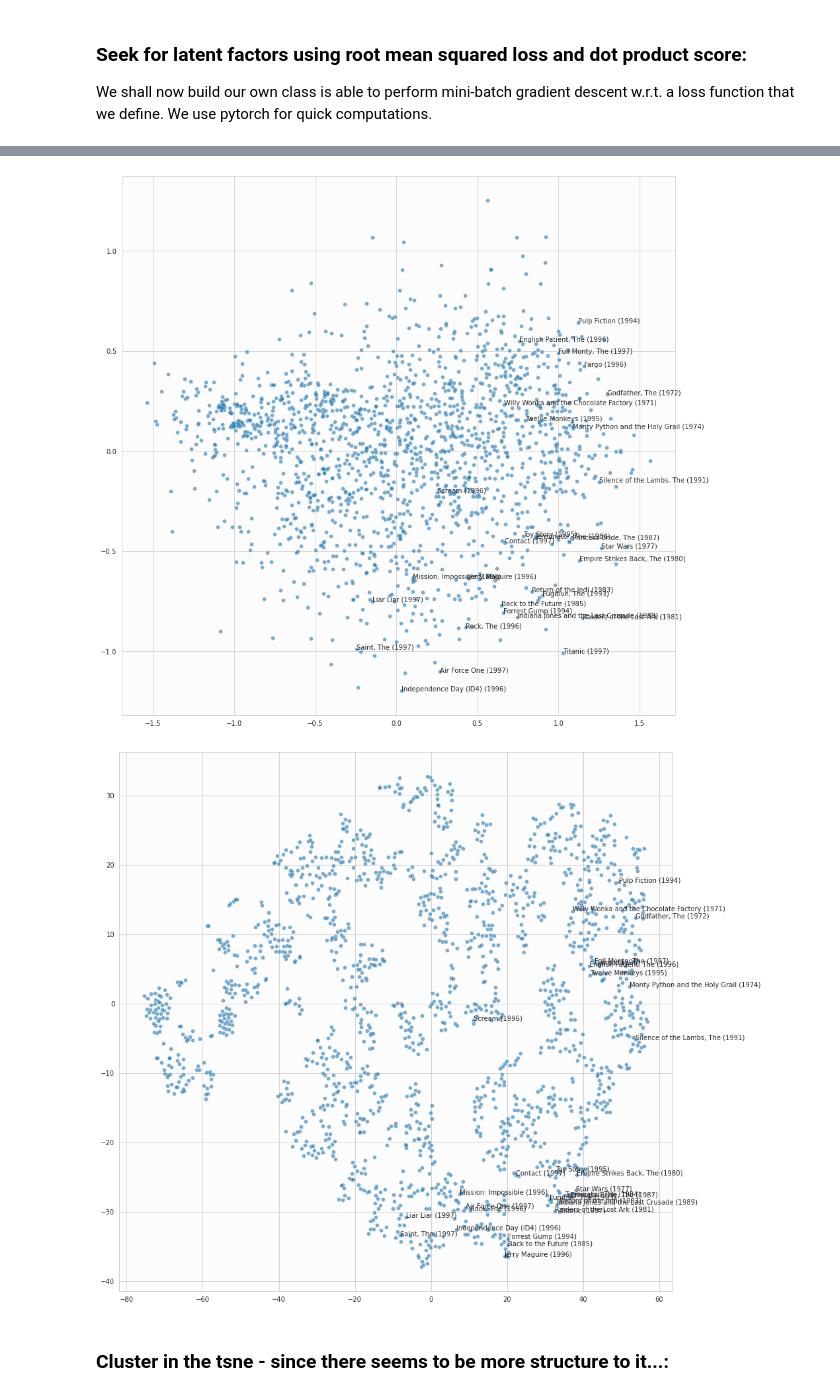
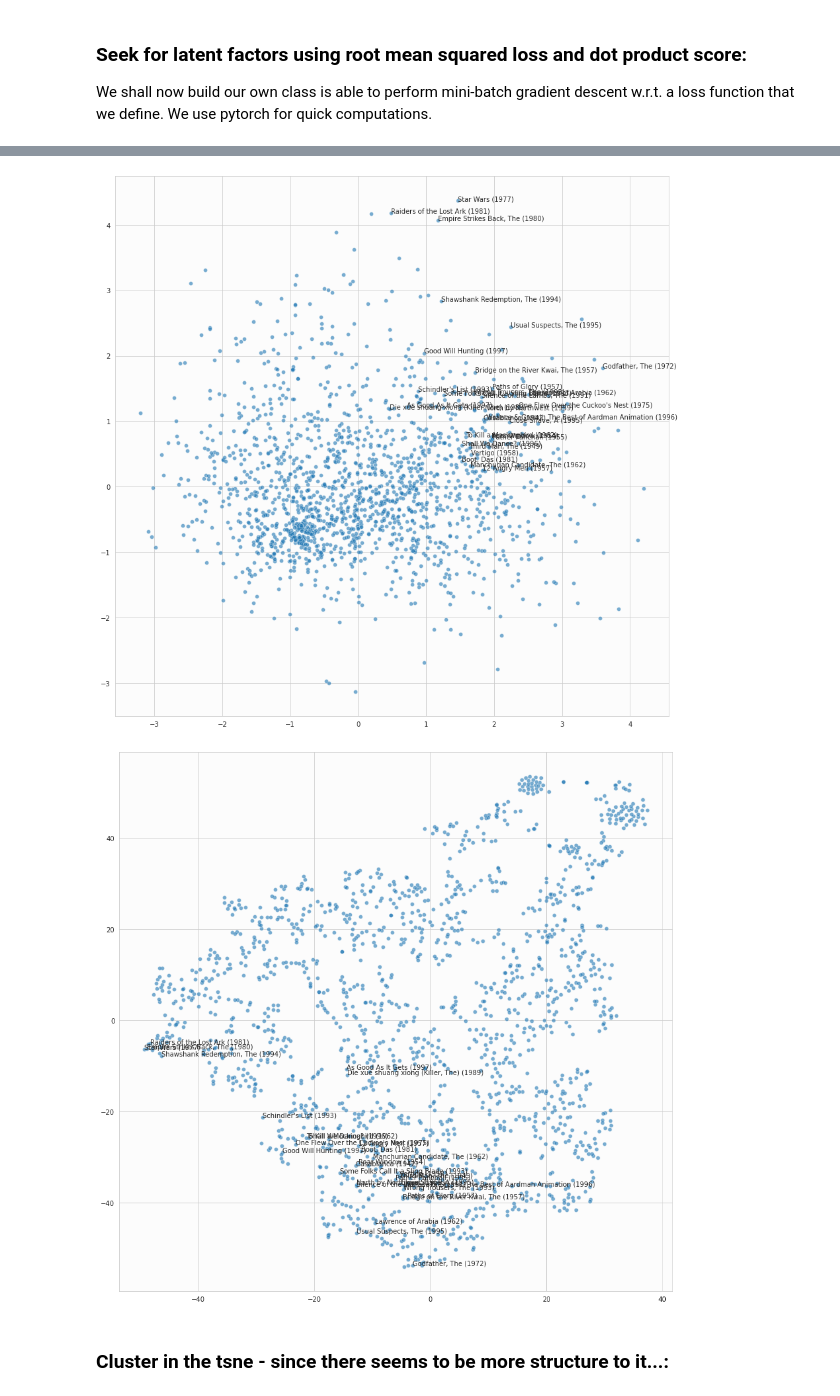
Before and after one commit to topiko/MLcourseMaterial, a Jupyter notebook: AML_L07_CollabFilteringAndUnsupervisedLearning/AML_07_UnsupervisedLearning.ipynb, the cells around one changed output, grey strips where cells are left out. Drawn from its saved outputs; the diff is of its cells as text; code cells hidden in the pictures.

```diff
--- a/AML_L07_CollabFilteringAndUnsupervisedLearning/AML_07_UnsupervisedLearning.ipynb
+++ b/AML_L07_CollabFilteringAndUnsupervisedLearning/AML_07_UnsupervisedLearning.ipynb
@@ -236,21 +236,28 @@ class DotProductScore(DotBase):
 # %%
 import torch
 
-nlatent = 2
+nlatent = 3
+
+# To init the DotScoreLearner:
+#======================
 nusers = df.user.nunique()
 nmovies = df.movie.nunique()
-
 use_bias = True
 nepochs=100
 cols = ['user', 'movie', 'rating']
+X = torch.tensor(df_train.loc[:, cols].values)
 
-X = torch.tensor(df_train.loc[:, cols].values)
 dps = DotProductScore((nusers, nlatent), (nmovies, nlatent), X, use_bias, lr=.1)
+#======================
 
-
+# Opm loop:
+#======================
 print('Train Valid'.rjust(21))
 for i in range(nepochs):
+    # Update single epoch:
     loss = dps.update_lat()
+
+    # Print results:
     if i%(nepochs//10) == 0:
         rms_train = loss.data.numpy()
         rms_valid = dps.get_loss(torch.tensor(df_valid.loc[:, cols].values)).data.numpy()
@@ -432,6 +495,11 @@ idxs = movie_title_df.index
 # First cast the underlying pytorch tensors into a ince numpy array:
 lat_movie = np.hstack((dps.get_params(idxs, key='movie')[0].detach().numpy(),
                        dps.get_params(idxs, key='movie')[1].detach().numpy().reshape(-1, 1)))
+
+# This is only a precaution we would anticipate that the latent factors are roughly in sam scales:
+# Standardize -> all features mean = 0, std = 1:
+lat_movie -= lat_movie.mean(axis=0)
+lat_movie /= lat_movie.std(axis=0)
 
 # Dimensional reduction using sklearn is simple as this:
 # https://scikit-learn.org/stable/modules/classes.html#module-sklearn.decomposition
@@ -452,29 +520,29 @@ good_movies = movie_title_df.sort_values('movie_biases', ascending=False).iloc[:
 # %%
 def plot_movies(movie_2d, idxs, named_movies, colors=None, alpha=.2):
     """
     This is a convenience fnction for plotting the embedded latent factors of movies, with
     additional option for coloring using the cluster index etc..
     """
 
     # Create the figure
     plt.subplots(figsize=(15,15))
 
     # sns scatter...
     sns.scatterplot(x=movie_2d[idxs, 0], y=movie_2d[idxs, 1],
                     hue=colors, alpha=alpha, palette=sns.color_palette("Paired", len(np.unique(colors))))
 
     # For the named movies we imprint their title:
     for idx in named_movies:
         plt.annotate(movie_title_df.loc[idx, 'title'], xy=(movie_2d[idx, :]))
 
     plt.show()
 
-highlighted_movies = popular_movies
+highlighted_movies = good_movies #popular_movies
 plot_movies(lat_movie_pca, idxs, highlighted_movies, alpha=.6)
 plot_movies(lat_movie_tsne, idxs, highlighted_movies, alpha=.6)
 # %% [output]
-[figure, old version]
+[figure, new version]
-[figure, old version]
+[figure, new version]
 # %% [markdown]
 ### Cluster in the tsne - since there seems to be more structure to it...:
 # %%
```
Also changed, not shown: parts of 15 cells of this notebook.
